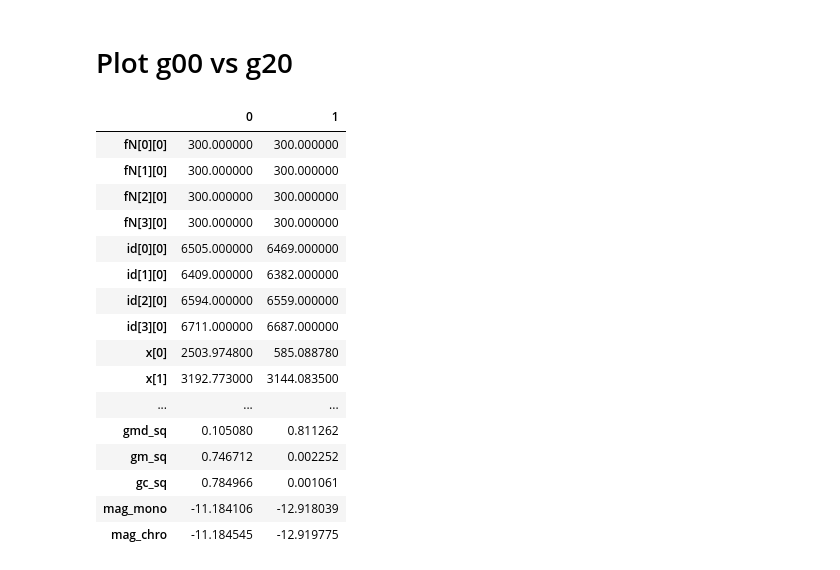
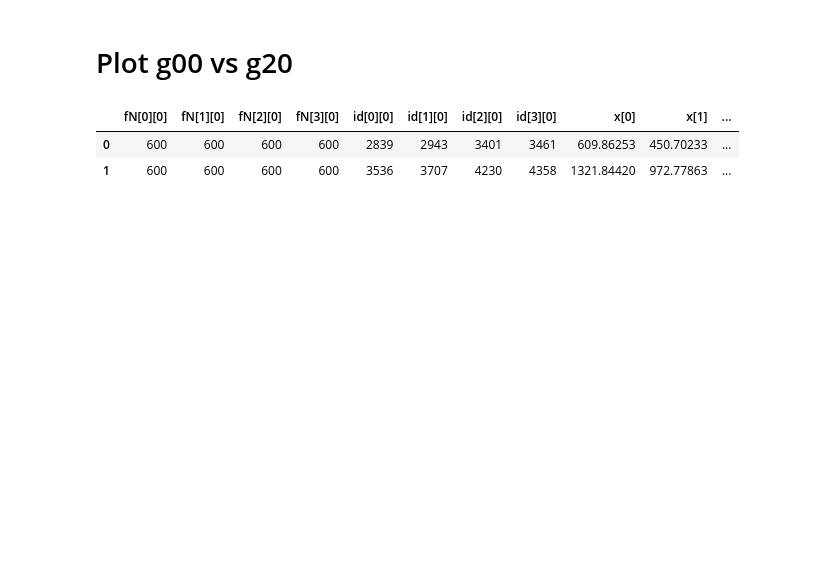
Before and after one commit to bpRsh/2019_shear_analysis_after_dmstack, a Jupyter notebook: Jan_2020/a02_jan10/a01_cleancat15_gc0_gm0.ipynb, the cells around one changed output. Saved outputs shown, nothing was run; the diff lists cells and outputs as text; code cells hidden in the pictures; blank space fills up the shorter version.

```diff
--- a/Jan_2020/a02_jan10/a01_cleancat15_gc0_gm0.ipynb
+++ b/Jan_2020/a02_jan10/a01_cleancat15_gc0_gm0.ipynb
@@ -218,7 +176,0 @@ plot_gm_gc(df,start,end)
-# %%
-start = 151
-end = 200
-
-file_path = f'../data/cleancat/final_text_cleancat15_{start:03d}_{end:03d}.txt'
-df = read_data(file_path)
-plot_gm_gc(df,start,end)
@@ -228,8 +176,0 @@ plot_gm_gc(df,start,end)
-# %%
-start = 201
-end = 250
-
-
-file_path = f'../data/cleancat/final_text_cleancat15_{start:03d}_{end:03d}.txt'
-df = read_data(file_path)
-plot_gm_gc(df,start,end)
@@ -239,8 +176,0 @@ plot_gm_gc(df,start,end)
-# %%
-start = 251
-end = 300
-
-
-file_path = f'../data/cleancat/final_text_cleancat15_{start:03d}_{end:03d}.txt'
-df = read_data(file_path)
-plot_gm_gc(df,start,end)
@@ -250,8 +176,0 @@ plot_gm_gc(df,start,end)
-# %%
-start = 300
-end = 332
-
-
-file_path = f'../data/cleancat/final_text_cleancat15_{start:03d}_{end:03d}.txt'
-df = read_data(file_path)
-plot_gm_gc(df,start,end)
@@ -261,22 +177,8 @@ plot_gm_gc(df,start,end)
 # %% [markdown]
 # Plot g00 vs g20
 # %%
-df.head(2).T
+df.head(2)
 # %% [output]
-|  | 0 | 1 |
-| fN[0][0] | 300.000000 | 300.000000 |
-| fN[1][0] | 300.000000 | 300.000000 |
-| fN[2][0] | 300.000000 | 300.000000 |
-| fN[3][0] | 300.000000 | 300.000000 |
-| id[0][0] | 6505.000000 | 6469.000000 |
-| id[1][0] | 6409.000000 | 6382.000000 |
-| id[2][0] | 6594.000000 | 6559.000000 |
-| id[3][0] | 6711.000000 | 6687.000000 |
-| x[0] | 2503.974800 | 585.088780 |
-| x[1] | 3192.773000 | 3144.083500 |
-| ... | ... | ... |
-| gmd_sq | 0.105080 | 0.811262 |
-| gm_sq | 0.746712 | 0.002252 |
-| gc_sq | 0.784966 | 0.001061 |
-| mag_mono | -11.184106 | -12.918039 |
-| mag_chro | -11.184545 | -12.919775 |
+|  | fN[0][0] | fN[1][0] | fN[2][0] | fN[3][0] | id[0][0] | id[1][0] | id[2][0] | id[3][0] | x[0] | x[1] | ... |
+| 0 | 600 | 600 | 600 | 600 | 2839 | 2943 | 3401 | 3461 | 609.86253 | 450.70233 | ... |
+| 1 | 600 | 600 | 600 | 600 | 3536 | 3707 | 4230 | 4358 | 1321.84420 | 972.77863 | ... |
```
Also changed, not shown: parts of 15 cells of this notebook.
